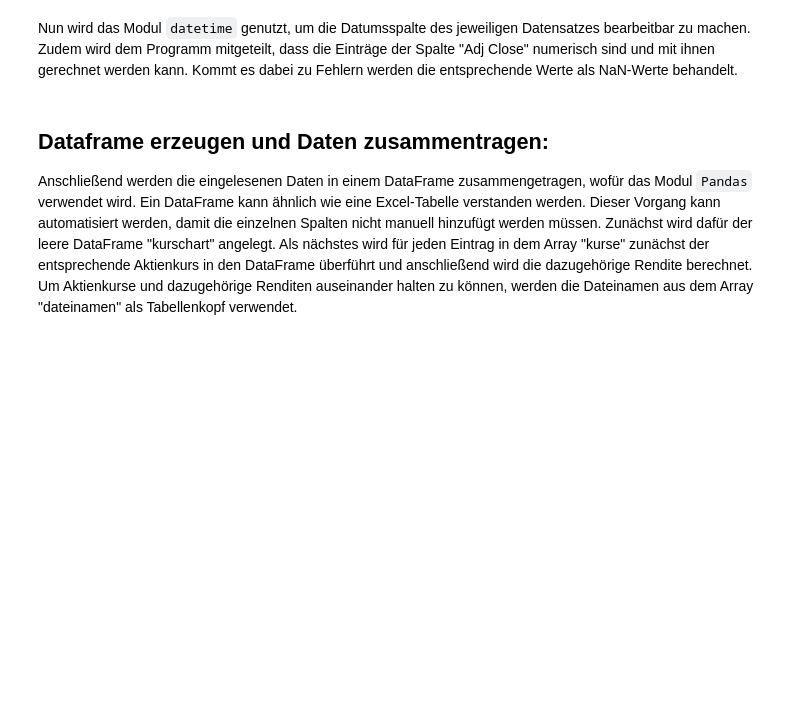
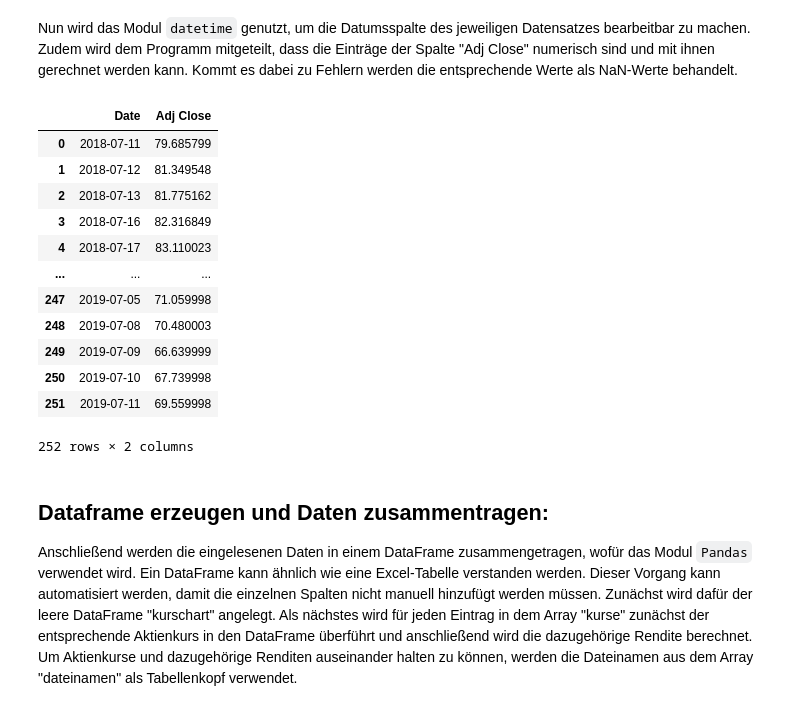
Before and after one commit to trh0ly/risk, a Jupyter notebook: Historische Simulation versus Varianz-Kovarianz-Methode.ipynb, the cells around one changed output. Saved outputs shown, nothing was run; the diff lists cells and outputs as text; code cells hidden in the pictures; blank space fills up the shorter version.

```diff
--- a/Historische Simulation versus Varianz-Kovarianz-Methode.ipynb
+++ b/Historische Simulation versus Varianz-Kovarianz-Methode.ipynb
@@ -95,7 +88,23 @@ Zudem wird dem Programm mitgeteilt, dass die Einträge der Spalte "Adj Close" nu
 # %%
 for eintrag in kurse:
     eintrag['Date'] = pd.to_datetime(eintrag['Date'])
     eintrag['Adj Close'] = pd.to_numeric(eintrag['Adj Close'], errors='coerce')
+
+eintrag
+# %% [output]
+|  | Date | Adj Close |
+| 0 | 2018-07-11 | 79.685799 |
+| 1 | 2018-07-12 | 81.349548 |
+| 2 | 2018-07-13 | 81.775162 |
+| 3 | 2018-07-16 | 82.316849 |
+| 4 | 2018-07-17 | 83.110023 |
+| ... | ... | ... |
+| 247 | 2019-07-05 | 71.059998 |
+| 248 | 2019-07-08 | 70.480003 |
+| 249 | 2019-07-09 | 66.639999 |
+| 250 | 2019-07-10 | 67.739998 |
+| 251 | 2019-07-11 | 69.559998 |
+252 rows × 2 columns
 # %% [markdown]
 ## Dataframe erzeugen und Daten zusammentragen:
 Anschließend werden die eingelesenen Daten in einem DataFrame zusammengetragen, wofür das Modul `Pandas` verwendet wird.
```
Also changed, not shown: parts of 27 cells of this notebook, 2 other files.
